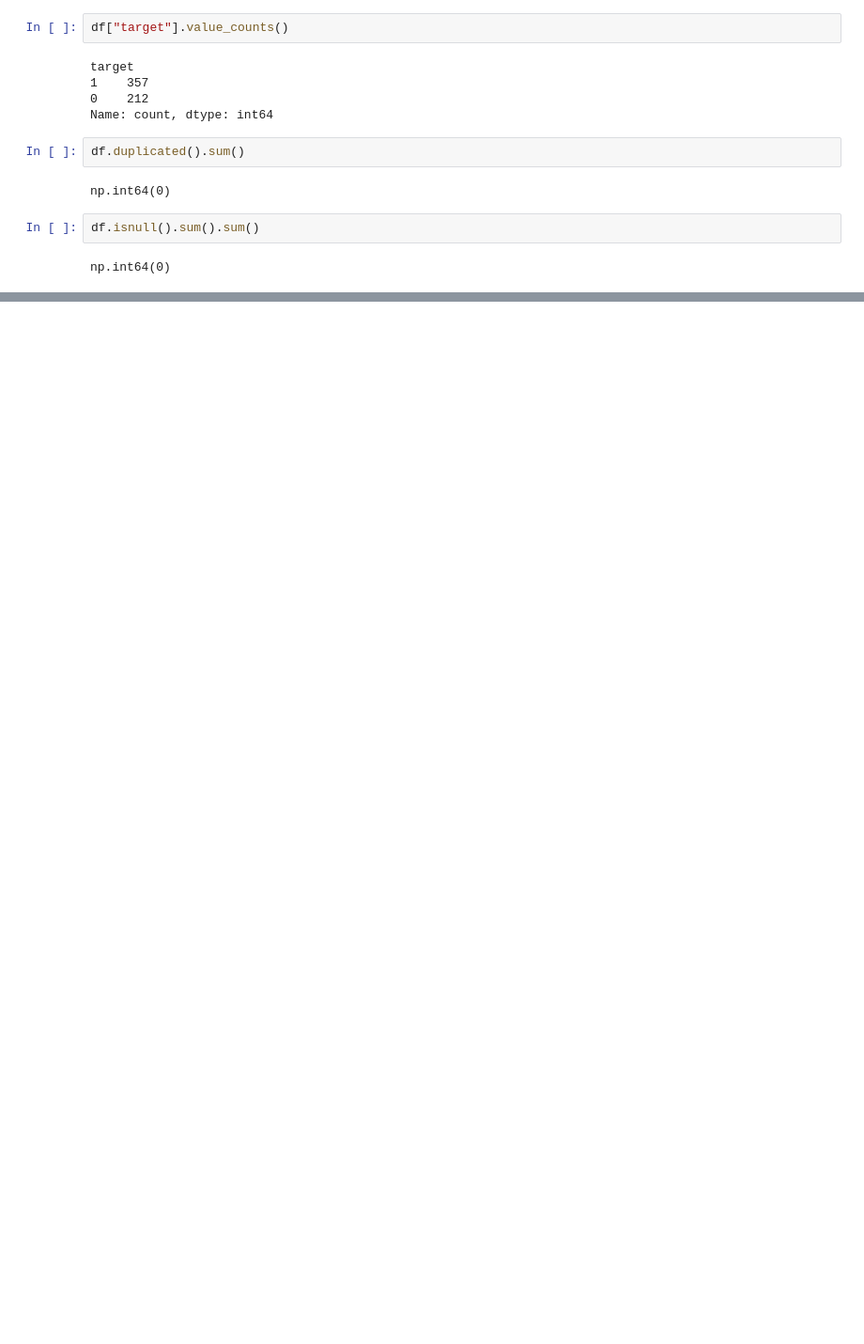
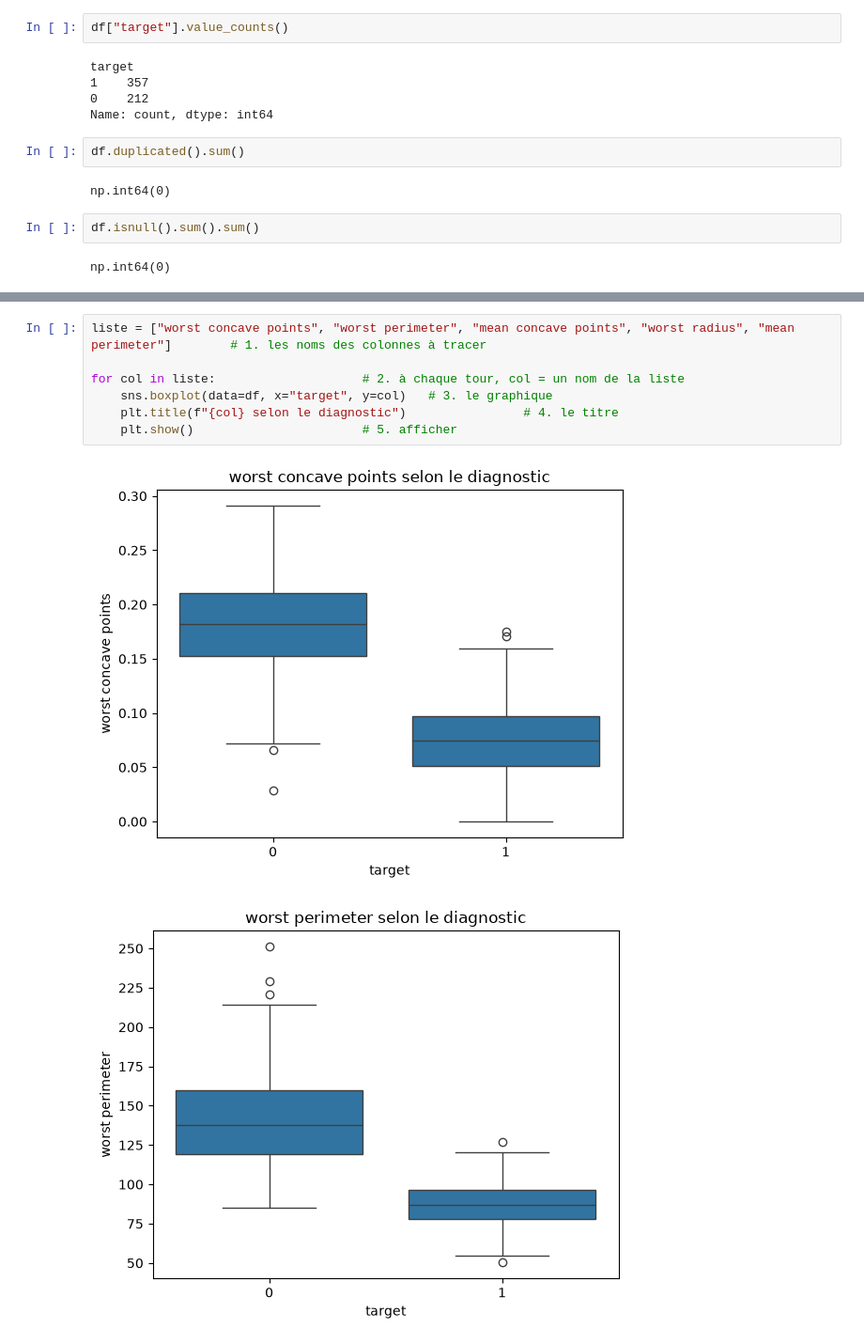
Before and after one commit to yassinehq/Breast-cancer-ml, a Jupyter notebook: notebooks/01_breast_cancer_classification.ipynb, the cells around one changed output, grey strips where cells are left out. Shown at 94% size. Cells and saved outputs as stored; diff of their text form; blank space fills up the shorter version.

```diff
--- a/notebooks/01_breast_cancer_classification.ipynb
+++ b/notebooks/01_breast_cancer_classification.ipynb
@@ -59,0 +103,10 @@ np.int64(0)
+# %%
+liste = ["worst concave points", "worst perimeter", "mean concave points", "worst radius", "mean perimeter"]        # 1. les noms des colonnes à tracer
+
+for col in liste:                    # 2. à chaque tour, col = un nom de la liste
+    sns.boxplot(data=df, x="target", y=col)   # 3. le graphique
+    plt.title(f"{col} selon le diagnostic")                # 4. le titre
+    plt.show()                       # 5. afficher
+# %% [output]
+[figure, added]
+[figure, added]
```
Also changed, not shown: parts of 10 cells of this notebook.
